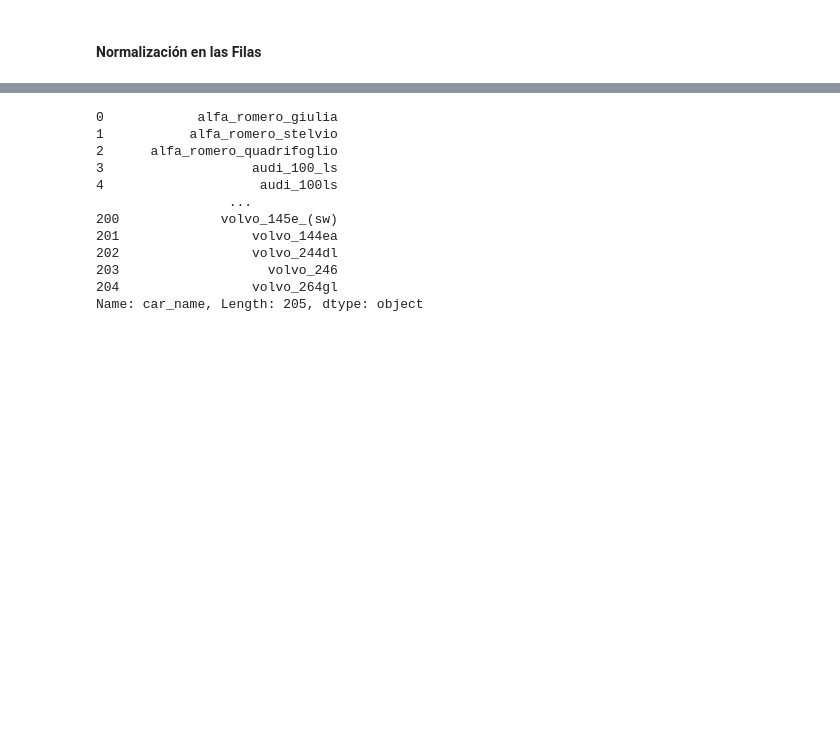
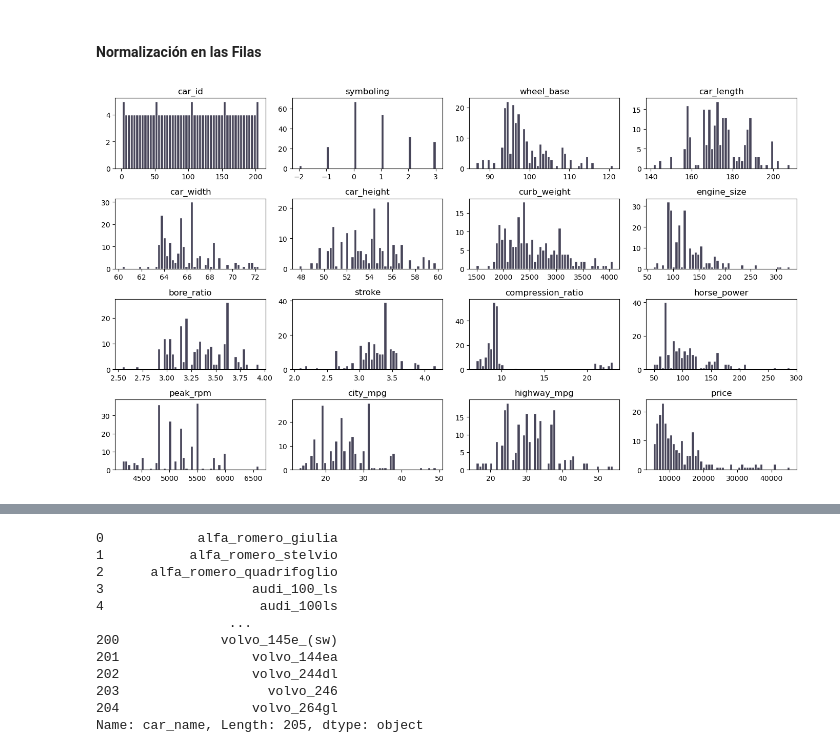
Before and after one commit to JohannaRangel/DS-M6-ML_Automotive_MarketAnalysis, a Jupyter notebook: notebooks/limpieza-datos.ipynb, the cells around one changed output, grey strips where cells are left out. Drawn from its saved outputs; the diff is of its cells as text; code cells hidden in the pictures; blank space fills up the shorter version.

```diff
--- a/notebooks/limpieza-datos.ipynb
+++ b/notebooks/limpieza-datos.ipynb
@@ -226,6 +226,37 @@ Nuevos nombres de las columnas : Index(['car_id', 'symboling', 'car_name', 'fuel
       dtype='object')
 # %% [markdown]
 #### Normalización en las Filas
+# %%
+#Buscamos los valores atipicos (outliers) de manera visual  mediante histogramas
+
+# Seleccionar solo las columnas numéricas del DataFrame
+numeric_columns = cars.select_dtypes(include='number')
+
+# Obtener el número de columnas numéricas
+num_columns = len(numeric_columns.columns)
+
+# Calcular el número de filas y columnas para los subplots
+num_rows = (num_columns // 4) + (num_columns % 4)
+num_cols = 4
+
+# Crear subplots para cada columna numérica
+fig, axes = plt.subplots(num_rows, num_cols, figsize=(14, 8))
+
+# Aplanar la matriz de subplots si es necesario
+axes = axes.flatten()
+
+# Iterar sobre las columnas numéricas y crear histogramas
+for i, col in enumerate(numeric_columns.columns):
+    axes[i].hist(cars[col], bins=50, color='#474559', edgecolor='white')
+    axes[i].set_title(col)
+
+# Ajustar el diseño de los subplots
+plt.tight_layout()
+
+# Mostrar el histograma
+plt.show()
+# %% [output]
+[figure, new version]
 # %%
 # Redondear la columna 'price' y convertir a enteros
 cars['price'] = cars['price'].round().astype(int)
```
Also changed, not shown: parts of 5 cells of this notebook.
